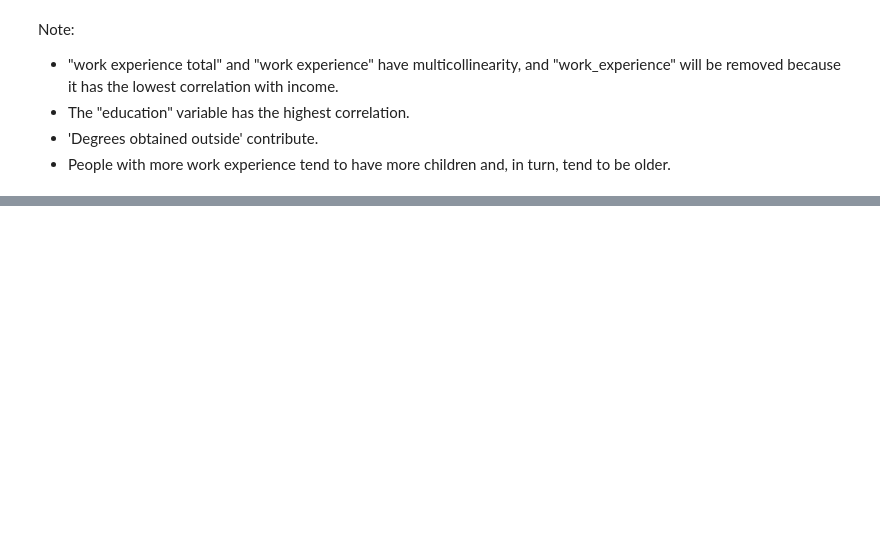
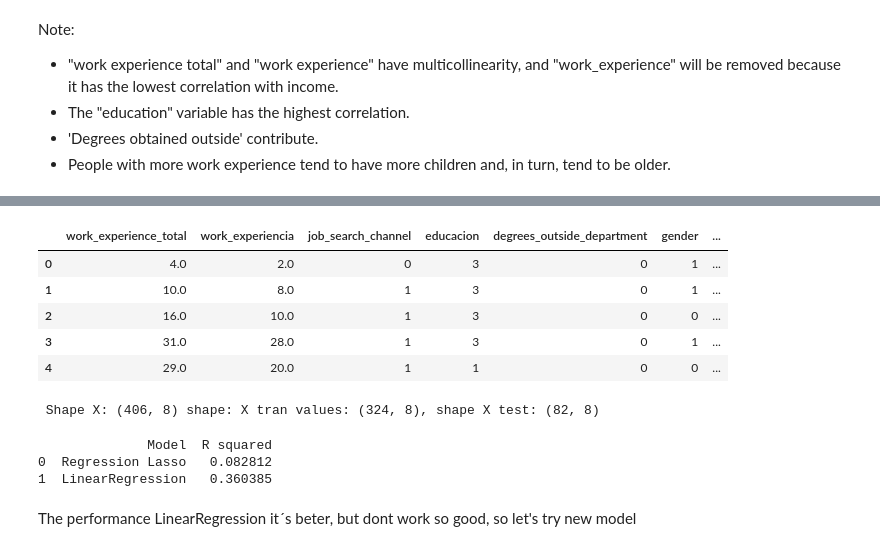
Before and after one commit to antoniomedina99/Prediccion_Salario_Yopal_Sklearn, a Jupyter notebook: Notebook.ipynb, the cells around one changed output, grey strips where cells are left out. Drawn from its saved outputs; the diff is of its cells as text; code cells hidden in the pictures; blank space fills up the shorter version.

Commit message:
calculated with Linear Regression

```diff
--- a/Notebook.ipynb
+++ b/Notebook.ipynb
@@ -537,0 +528,6 @@ data.head(3)
+# %%
+# delete work_exper
+import copy
+X_transformed = copy.deepcopy(X)
+
+X.drop('work_experiencia', axis= 1, inplace= True)
@@ -537,0 +538,40 @@ data.head(3)
+# %%
+X_transformed.head(5)
+# %% [output]
+|  | work_experience_total | work_experiencia | job_search_channel | educacion | degrees_outside_department | gender | ... |
+| 0 | 4.0 | 2.0 | 0 | 3 | 0 | 1 | ... |
+| 1 | 10.0 | 8.0 | 1 | 3 | 0 | 1 | ... |
+| 2 | 16.0 | 10.0 | 1 | 3 | 0 | 0 | ... |
+| 3 | 31.0 | 28.0 | 1 | 3 | 0 | 1 | ... |
+| 4 | 29.0 | 20.0 | 1 | 1 | 0 | 0 | ... |
+# %%
+# get train
+X_train, X_test, y_train, y_test = train_test_split(X, log_y, test_size=0.20, random_state = 1)
+
+print(f' Shape X: {X.shape} shape: X tran values: {X_train.shape}, shape X test: {X_test.shape}')
+# %% [output]
+ Shape X: (406, 8) shape: X tran values: (324, 8), shape X test: (82, 8)
+# %%
+models= {
+    'Regression Lasso': Lasso(max_iter = 10000),
+    'LinearRegression': LinearRegression()
+}
+scores= []
+
+for model_name, model in models.items():
+    model.fit(X_train, y_train)
+    predicted = model.predict(X_test)
+    R_squared = model.score(X_test, y_test )
+
+
+    scores.append((model_name, R_squared ))
+
+scores = pd.DataFrame(scores, columns= [  'Model', 'R squared'])
+
+print(scores)
+# %% [output]
+              Model  R squared
+0  Regression Lasso   0.082812
+1  LinearRegression   0.360385
+# %% [markdown]
+The performance LinearRegression it´s beter, but dont work so good, so let's try new model
```
Also changed, not shown: parts of 8 cells of this notebook.
